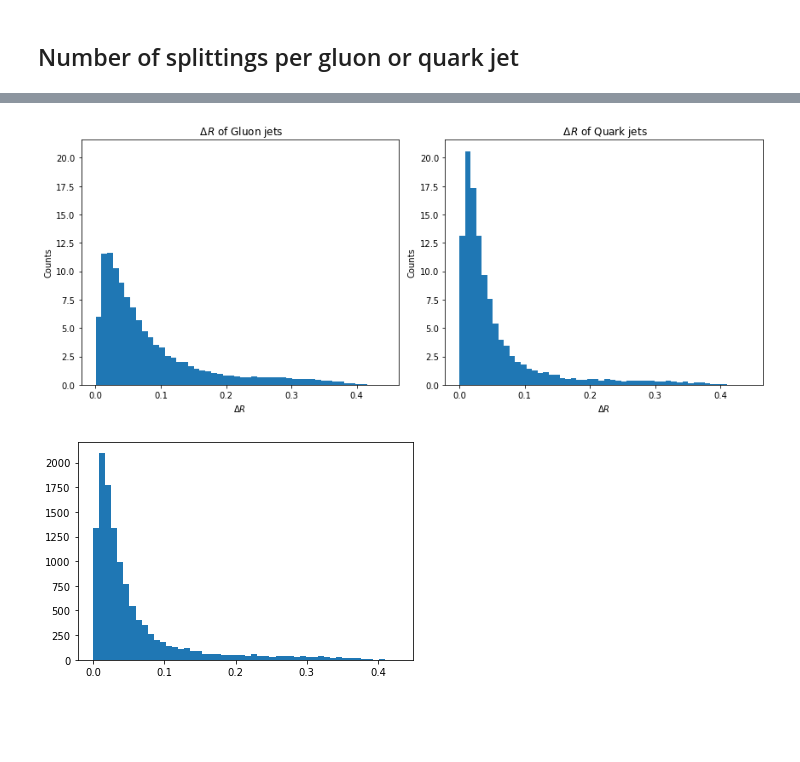
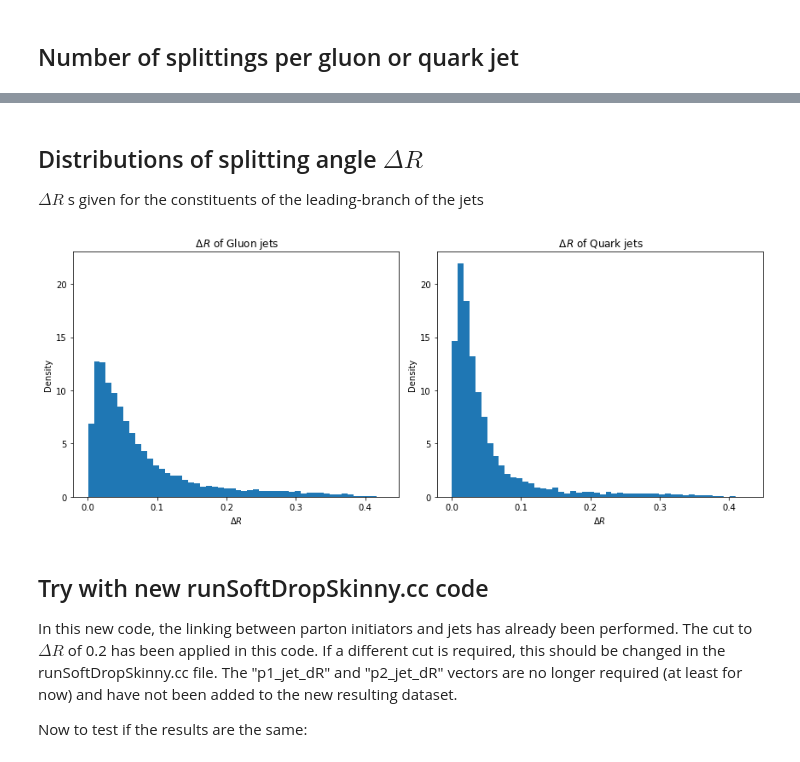
Before and after one commit to wesselrijk/anAliPy, a Jupyter notebook: jetData.ipynb, the cells around one changed output, grey strips where cells are left out. Saved outputs shown, nothing was run; the diff lists cells and outputs as text; code cells hidden in the pictures; blank space fills up the shorter version.

```diff
--- a/jetData.ipynb
+++ b/jetData.ipynb
@@ -301,5 +315,5 @@ gR_jets = jetRec_data[jet_data['partonsPDG'] == 21]
 qR_jets = jetRec_data[np.abs(jet_data['partonsPDG'].isin(range(1,7)))]
 
 # apply pt cut, eta cut
-cgR_jets = gR_jets[(g_jets['sigJetEta'] <= 2) & (g_jets['sigJetEta'] >= -2) & (jetRec_data['sigJetRecur_jetpt'] >= 130)]
-cqR_jets = qR_jets[(q_jets['sigJetEta'] <= 2) & (q_jets['sigJetEta'] >= -2) & (jetRec_data['sigJetRecur_jetpt'] >= 130)]
+cgR_jets = gR_jets[(g_jets['sigJetEta'] <= 2) & (g_jets['sigJetEta'] >= -2) & (g_jets['sigJetPt'] >= 130)]
+cqR_jets = qR_jets[(q_jets['sigJetEta'] <= 2) & (q_jets['sigJetEta'] >= -2) & (q_jets['sigJetPt'] >= 130)]
@@ -331,7 +387,7 @@ for i, jetset in enumerate([gR_jets, cgR_jets, qR_jets, cqR_jets]):
     H, xedges, yedges = np.histogram2d(np.log(0.4/jetset['sigJetRecur_dr12']), np.log(kts), range=[[0, 8], [-7, 5]], bins=20, normed=True)
     im = axs4[int(i/2), i%2].imshow(H.T, interpolation='nearest', origin='lower', norm=colors.LogNorm(), extent=[xedges[0], xedges[-1],
             yedges[0], yedges[-1]], aspect=0.6)
-    fig.colorbar(im, ax=axs4[int(i/2), i%2])
+    fig.colorbar(im, ax=axs4[int(i/2), i%2], label='Density')
     axs4[int(i/2), i%2].set_xlabel(r'$\ln (R/\Delta R)$')
     axs4[int(i/2), i%2].set_ylabel(r'$\ln (k_t)$')
     axs4[int(i/2), i%2].title.set_text(titles[i])
@@ -348,10 +404,10 @@ fig5.patch.set_facecolor('white')
 
 for i, (jetset, title) in enumerate(zip([g_jets, q_jets], ['Gluon', 'Quark'])):
 
-    H, xedges, yedges = np.histogram2d(jetset['sigJetPt'], jetset['sigJetRecur_nSD'],range=[[0,620],[-0.5,11.5]], bins=12)
+    H, xedges, yedges = np.histogram2d(jetset['sigJetPt'], jetset['sigJetRecur_nSD'],range=[[0,620],[-0.5,11.5]], bins=12, density=True)
     im5 = axs5[i].imshow(H.T, interpolation='nearest', origin='lower', norm=colors.LogNorm(), extent=[xedges[0], xedges[-1], yedges[0], yedges[-1]],
             aspect=55)
-    fig.colorbar(im5, ax=axs5[i])
+    fig.colorbar(im5, ax=axs5[i], label='Density')
     axs5[i].title.set_text('Number of splittings per {} jet'.format(title))
     axs5[i].set_xlabel('Jet Pt (GeV)')
     axs5[i].set_ylabel('Number of splittings')
@@ -364,0 +423,18 @@ plt.show()
+# %%
+fig5, axs5 = plt.subplots(1,2, sharex=True, sharey=True, figsize=(12, 5))
+fig5.patch.set_facecolor('white')
+
+for i, (jetset, title) in enumerate(zip([cg_jets, cq_jets], ['Gluon', 'Quark'])):
+
+    H, xedges, yedges = np.histogram2d(jetset['sigJetPt'], jetset['sigJetRecur_nSD'],range=[[120,620],[-0.5,11.5]], bins=12, density=True)
+    im5 = axs5[i].imshow(H.T, interpolation='nearest', origin='lower', norm=colors.LogNorm(), extent=[xedges[0], xedges[-1], yedges[0], yedges[-1]],
+            aspect=45)
+    fig.colorbar(im5, ax=axs5[i], label='Density')
+    axs5[i].title.set_text('Number of splittings per {} jet'.format(title))
+    axs5[i].set_xlabel('Jet Pt (GeV)')
+    axs5[i].set_ylabel('Number of splittings')
+    axs5[i].set_xlim(right=620)
+    axs5[i].yaxis.set_tick_params(labelbottom=True)
+
+plt.tight_layout()
+plt.show()
@@ -365,21 +443,20 @@ plt.show()
+# %% [markdown]
+## Distributions of splitting angle $\Delta R$
+
+$\Delta R$ s given for the constituents of the leading-branch of the jets
 # %%
 fig6, axs6 = plt.subplots(1,2, sharex=True, sharey=True, figsize=(12, 5))
 fig6.patch.set_facecolor('white')
 
 for i, (jetset, title) in enumerate(zip([gR_jets, qR_jets], ['Gluon', 'Quark'])):
     axs6[i].hist(jetset['sigJetRecur_dr12'], bins=50, density=True)
     axs6[i].title.set_text(r' $\Delta R$ of {} jets'.format(title))
     axs6[i].set_xlabel(r'$\Delta R$')
-    axs6[i].set_ylabel('Counts')
+    axs6[i].set_ylabel('Density')
     #axs6[i].set_xlim(right=620)
     axs6[i].yaxis.set_tick_params(labelbottom=True)
 
 plt.tight_layout()
 plt.show()
 # %% [output]
-[figure, old version]
+[figure, new version]
-# %%
-plt.hist(qR_jets['sigJetRecur_dr12'], bins=50)
-plt.show()
-# %% [output]
-[figure, removed]
@@ -387,0 +463,6 @@ plt.hist(q_jets)
+# %% [markdown]
+## Try with new runSoftDropSkinny.cc code
+
+In this new code, the linking between parton initiators and jets has already been performed. The cut to $\Delta R$ of 0.2 has been applied in this code. If a different cut is required, this should be changed in the runSoftDropSkinny.cc file. The "p1_jet_dR" and "p2_jet_dR" vectors are no longer required (at least for now) and have not been added to the new resulting dataset.
+
+Now to test if the results are the same:
```
Also changed, not shown: parts of 42 cells of this notebook, 9 other files.
